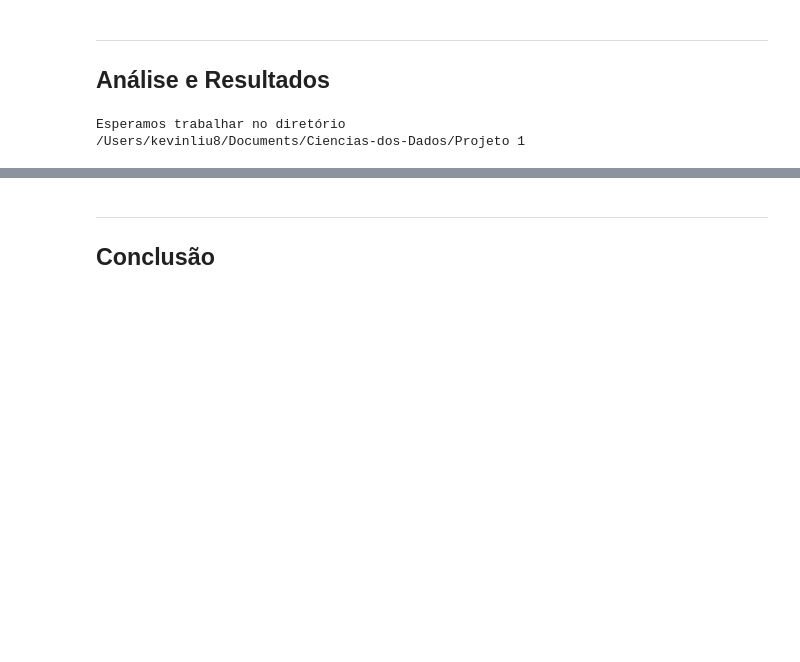
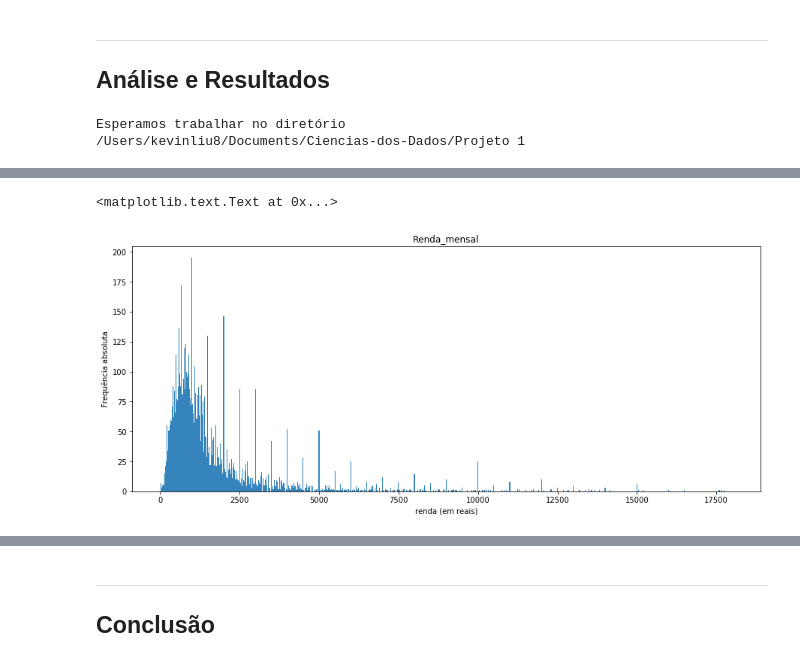
Before and after one commit to KLiuyeh/Ciencias-dos-Dados, a Jupyter notebook: Projeto 1 /Projeto1 Layout.ipynb, the cells around one changed output, grey strips where cells are left out. Saved outputs shown, nothing was run; the diff lists cells and outputs as text; code cells hidden in the pictures; blank space fills up the shorter version.

```diff
--- a/Projeto 1 /Projeto1 Layout.ipynb
+++ b/Projeto 1 /Projeto1 Layout.ipynb
@@ -105,0 +115,13 @@ dadosSc_2013_2
+# %%
+#renda_Sc = dadosSc_2013.Renda_mensal[dadosSc_2013.UF=="Santa Catarina"]
+#renda
+#renda_Rs = dadosSc_2013.Renda_mensal[dadosSc_2013.UF=="Rio Grande do Sul"]
+
+
+faixa= range(10,18000,25)
+plot = dadosSc_2013.Renda_mensal.plot.hist(bins=faixa,title='Renda_mensal', figsize=(15, 6), alpha=0.9)
+plt.ylabel('Frequência absoluta')
+plt.xlabel('renda (em reais)')
+# %% [output]
+<matplotlib.text.Text at 0x...>
+[figure, added]
```
Also changed, not shown: parts of 18 cells of this notebook.
